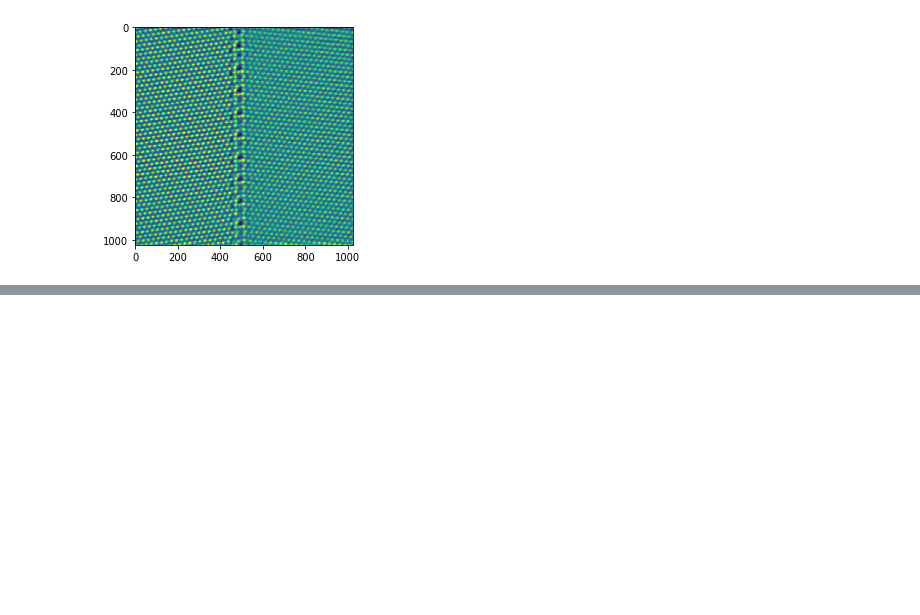
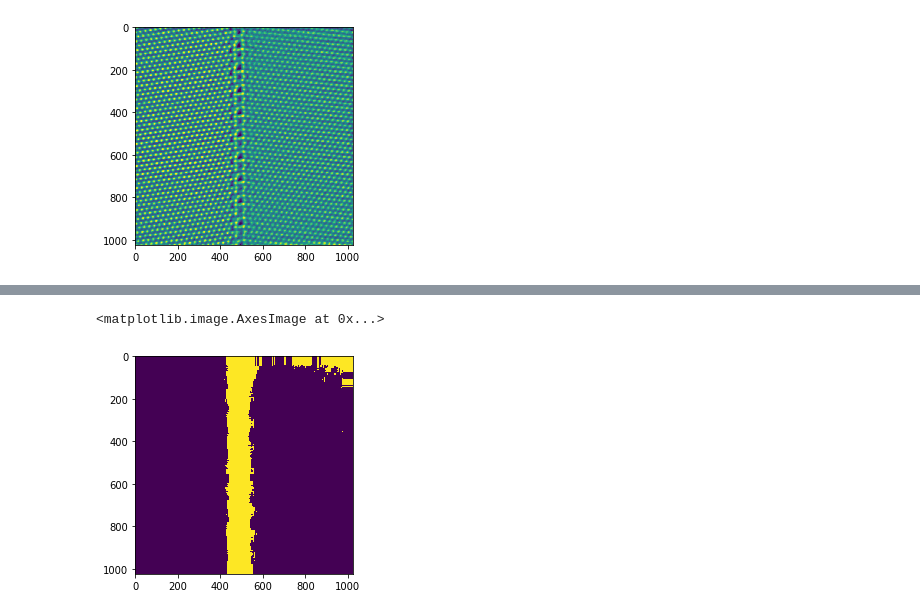
Before and after one commit to NingWang1990/pySTEM, a Jupyter notebook: examples/Cu_grain_boundary.ipynb, the cells around one changed output, grey strips where cells are left out. Cells and saved outputs as stored; diff of their text form; code cells hidden in the pictures; blank space fills up the shorter version.

```diff
--- a/examples/Cu_grain_boundary.ipynb
+++ b/examples/Cu_grain_boundary.ipynb
@@ -34,0 +98,5 @@ plt.imshow(label[:,:])
+# %%
+plt.imshow(labels)
+# %% [output]
+<matplotlib.image.AxesImage at 0x...>
+[figure, added]
```
Also changed, not shown: parts of 14 cells of this notebook, 5 other files.
